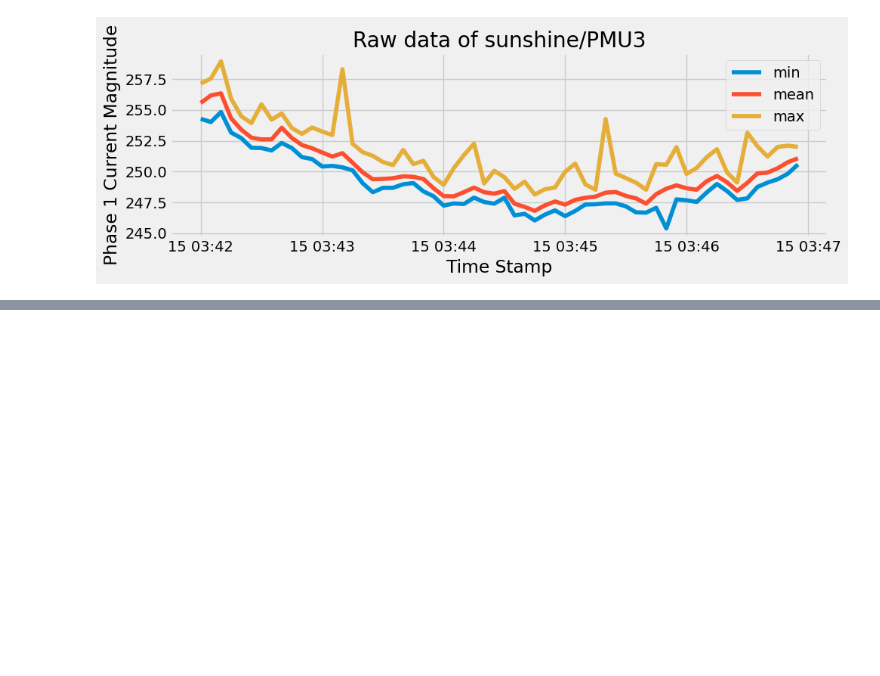
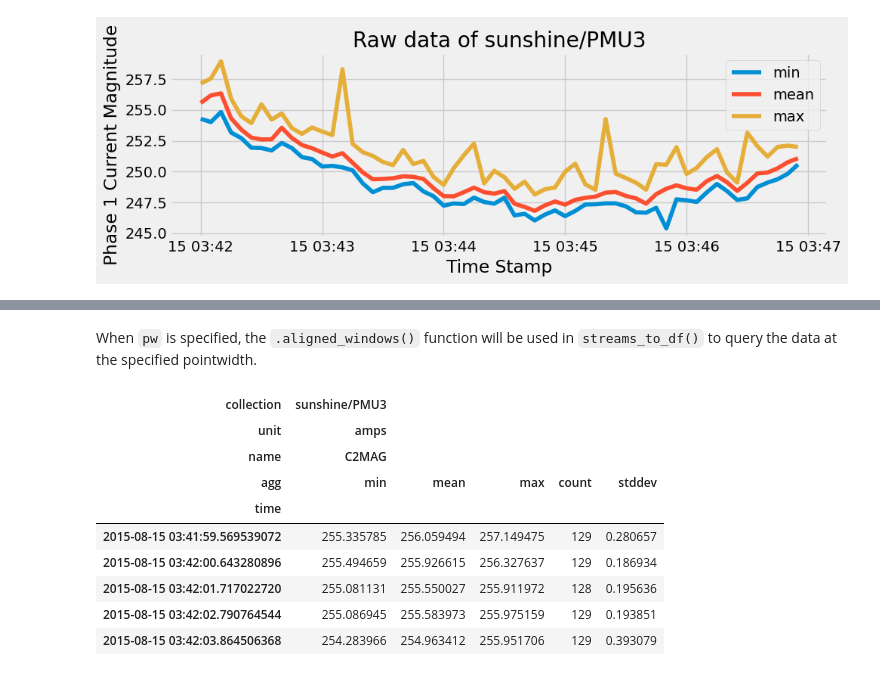
Before and after one commit to PingThingsIO/ni4ai-notebooks, a Jupyter notebook: analytics/Exploring Sunshine Data.ipynb, the cells around one changed output, grey strips where cells are left out. Saved outputs shown, nothing was run; the diff lists cells and outputs as text; code cells hidden in the pictures; blank space fills up the shorter version.

Commit message:
fixed streams_to_df() and add more intro to exploring sunshine data notebook

```diff
--- a/analytics/Exploring Sunshine Data.ipynb
+++ b/analytics/Exploring Sunshine Data.ipynb
@@ -176,0 +192,17 @@ plt.show()
+# %% [markdown]
+When `pw` is specified, the `.aligned_windows()` function will be used in `streams_to_df()` to query the data at the specified pointwidth.
+# %%
+# return all the statspoints if agg is not specified
+df = streams_to_df(s, start, end, pw=30, to_datetime=True)
+df.head()
+# %% [output]
+| collection | sunshine/PMU3 |  |  |  |  |
+| unit | amps |  |  |  |  |
+| name | C2MAG |  |  |  |  |
+| agg | min | mean | max | count | stddev |
+| time |  |  |  |  |  |
+| 2015-08-15 03:41:59.569539072 | 255.335785 | 256.059494 | 257.149475 | 129 | 0.280657 |
+| 2015-08-15 03:42:00.643280896 | 255.494659 | 255.926615 | 256.327637 | 129 | 0.186934 |
+| 2015-08-15 03:42:01.717022720 | 255.081131 | 255.550027 | 255.911972 | 128 | 0.195636 |
+| 2015-08-15 03:42:02.790764544 | 255.086945 | 255.583973 | 255.975159 | 129 | 0.193851 |
+| 2015-08-15 03:42:03.864506368 | 254.283966 | 254.963412 | 255.951706 | 129 | 0.393079 |
```
Also changed, not shown: parts of 8 cells of this notebook, 2 other files.
